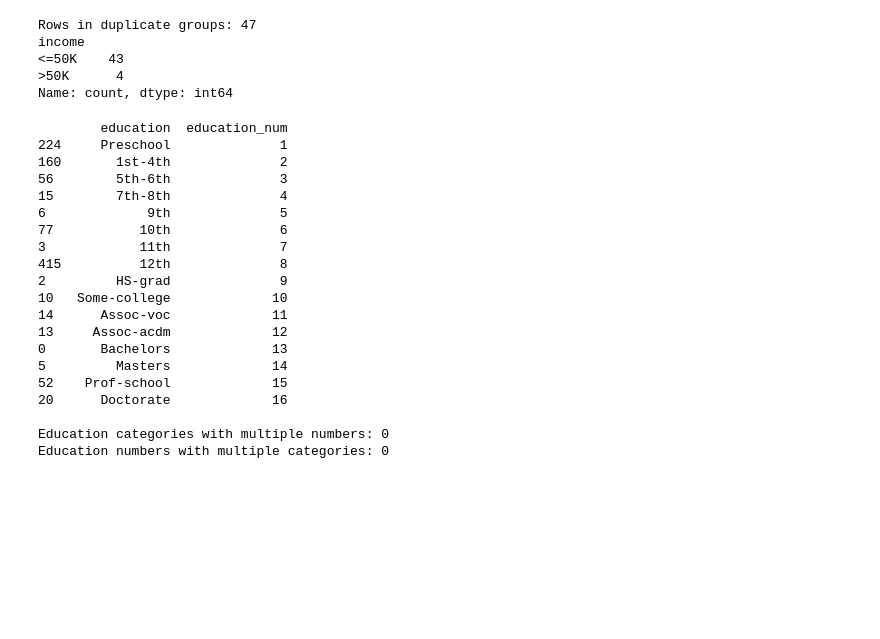
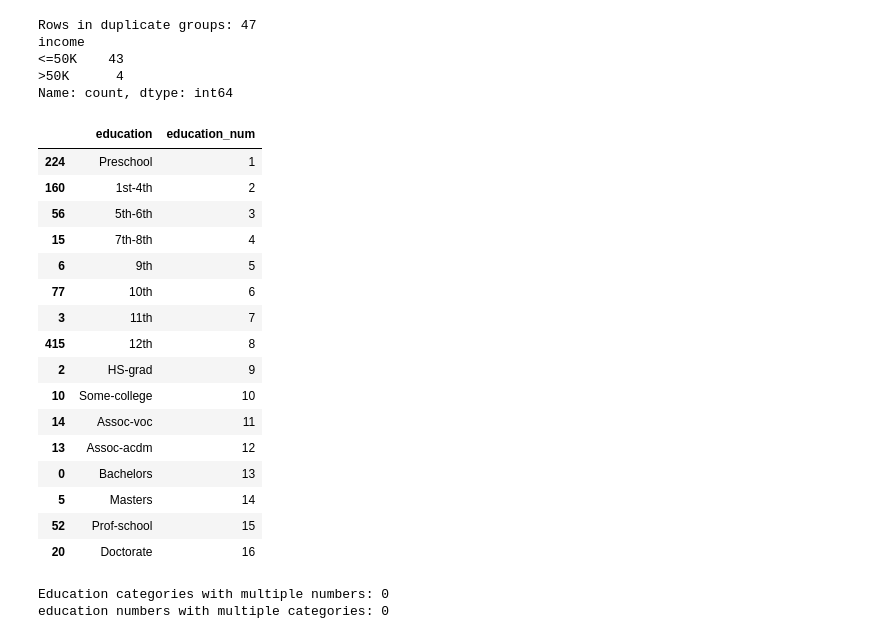
Before and after one commit to Mortti11/Advanced_ML, a Jupyter notebook: ML_benchmark/Classification/Notebook.ipynb, the cells around one changed output. Saved outputs shown, nothing was run; the diff lists cells and outputs as text; code cells hidden in the pictures; blank space fills up the shorter version.

```diff
--- a/ML_benchmark/Classification/Notebook.ipynb
+++ b/ML_benchmark/Classification/Notebook.ipynb
@@ -133,35 +135,42 @@ income
 Name: count, dtype: int64
 # %%
 # Let's check education redundancy
+# According to dataset description, education number is number code for each education level.
 education_mapping = (df[["education", "education_num"]].drop_duplicates().sort_values("education_num"))
-
-print(education_mapping)
-
-education_to_num = df.groupby("education")["education_num"].nunique()
-num_to_education = df.groupby("education_num")["education"].nunique()
-
-print("\nEducation categories with multiple numbers:",(education_to_num > 1).sum())
-
-print("Education numbers with multiple categories:",(num_to_education > 1).sum())
+education_mapping
 # %% [output]
-        education  education_num
-224     Preschool              1
-160       1st-4th              2
-56        5th-6th              3
-15        7th-8th              4
-6             9th              5
-77           10th              6
-3            11th              7
-415          12th              8
-2         HS-grad              9
-10   Some-college             10
-14      Assoc-voc             11
-13     Assoc-acdm             12
-0       Bachelors             13
-5         Masters             14
-52    Prof-school             15
-20      Doctorate             16
-
-Education categories with multiple numbers: 0
-Education numbers with multiple categories: 0
+|  | education | education_num |
+| 224 | Preschool | 1 |
+| 160 | 1st-4th | 2 |
+| 56 | 5th-6th | 3 |
+| 15 | 7th-8th | 4 |
+| 6 | 9th | 5 |
+| 77 | 10th | 6 |
+| 3 | 11th | 7 |
+| 415 | 12th | 8 |
+| 2 | HS-grad | 9 |
+| 10 | Some-college | 10 |
+| 14 | Assoc-voc | 11 |
+| 13 | Assoc-acdm | 12 |
+| 0 | Bachelors | 13 |
+| 5 | Masters | 14 |
+| 52 | Prof-school | 15 |
+| 20 | Doctorate | 16 |
+# %%
+# Here I am gonna check two things:
+# 1- for each text label, how many different number/code for education level does it have?
+# 2- how many text label map to more than one number?
+education_to_num = df.groupby('education')['education_num'].nunique()
+num_to_education = df.groupby('education_num')['education'].nunique()
+
+print('Education categories with multiple numbers:',(education_to_num > 1).sum())
+print("education numbers with multiple categories:",(num_to_education>1).sum())
+# That is a good singn, every education level has excactly one code number and every education number has exactly one education lovel.
+# I am gonna keep educatiom level and remove education number, because the model treats the  education number as regular number line.
+# For example, form 1 to 2 = preschool to 1st-4th and from 14 to 15 masters to prof-school.
+# But in real,  life those gaps are not equal.
+df = df.drop('education_num', axis=1)
+# %% [output]
+Education categories with multiple numbers: 0
+education numbers with multiple categories: 0
 # %%
```
Also changed, not shown: parts of 19 cells of this notebook, 1 other file.
